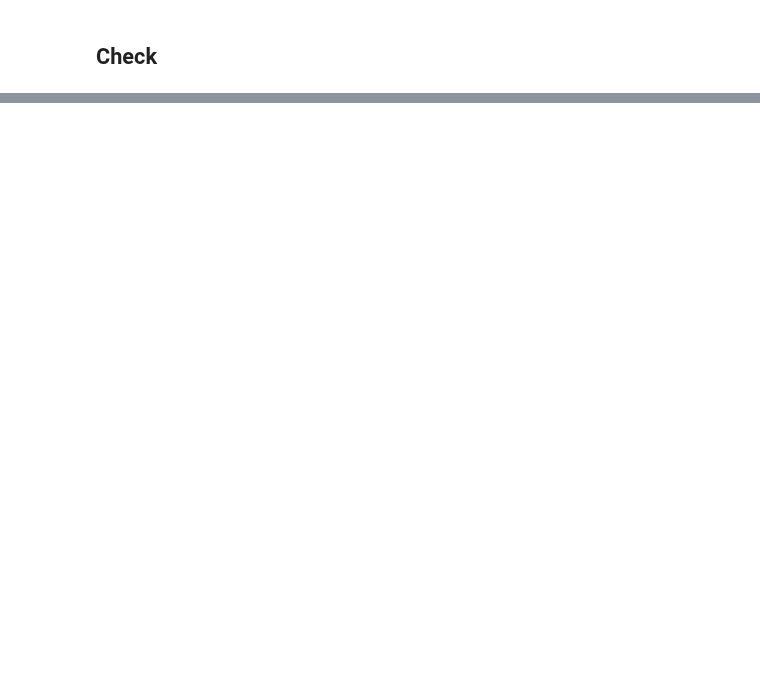
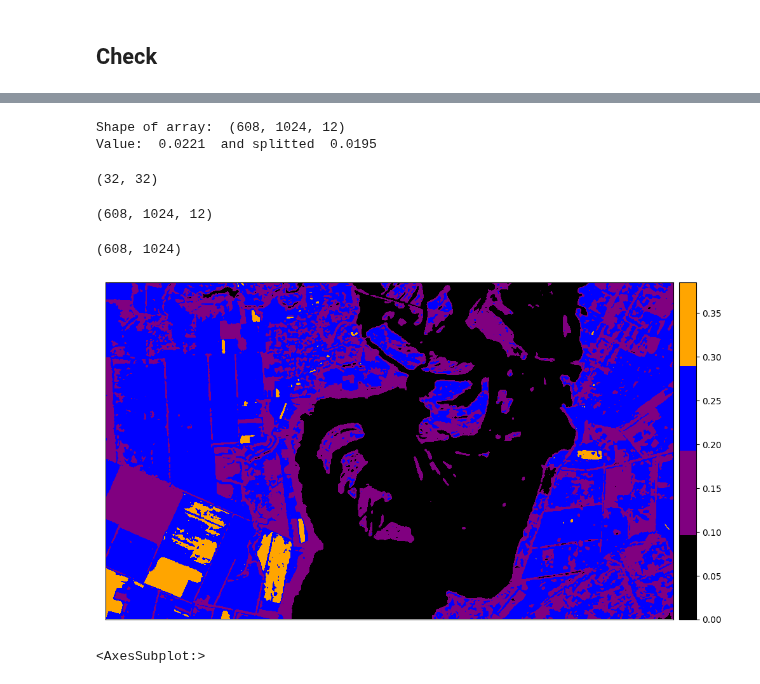
Before and after one commit to angpysha/Satellite_Imagery_Analysis, a Jupyter notebook: Classification/method3.ipynb, the cells around one changed output, grey strips where cells are left out. Cells and saved outputs as stored; diff of their text form; code cells hidden in the pictures; blank space fills up the shorter version.

Commit message:
reshape fixes

```diff
--- a/Classification/method3.ipynb
+++ b/Classification/method3.ipynb
@@ -491,8 +494,67 @@ res2 = x.shape[1]-x1_h
 xx = x[0:608,0:1024,:]
 # %%
 x_rr = xx.reshape(-1, 32,32,12)
+# %%
+def createImageCubes(img_array, blk_width,blk_height):
+    arrray = []
+    imageShape = img_array.shape
+    for w in range(0,imageShape[0],blk_width):
+        for h in range(0, imageShape[1], blk_height):
+            arrr = img_array[w:w+blk_width,h:h+blk_height,:]
+            arrray.append(np.asarray(arrr))
+    return np.asarray(arrray)
+# %%
+def imageFromCube(cubes, imageWidth, imageHeight):
+    arrrr = np.empty((imageWidth, imageHeight,12))
+    cubesShape = cubes.shape
+    items_per_row = int(imageWidth/cubesShape[1])
+    items_per_col = int(imageHeight/cubesShape[2])
+    for el in range(0,cubesShape[0]):
+        num_row = int(el/items_per_col)
+        num_col = int(el%items_per_col)
+        #print("Row: ", num_row, " column: ", num_col)
+        for i in range(0,cubesShape[1]):
+            for j in range(0, cubesShape[2]):
+                x = int(i+num_row*cubesShape[1])
+                y = int(j+num_col*cubesShape[2])
+                #print("X: ", x, " Y: ", y)
+                arrrr[x,y] = cubes[el,i,j,:]
+        #arrrr[num_row, num_col] = cubes[el,:, :, :]
+        #num_col = int(int(el*cubesShape[1]%imageWidth)/imageHeight)
+    return arrrr
 # %%
-x_r_new = x_np[7]
+x_r_new = x_np[4]
 x_r_new = x_r_new[:,0:608,0:1024]
 x_r_new2 = np.moveaxis(x_r_new, 0, -1)
-x_r_new2 = x_r_new.reshape(-1, 32,32,12)
+print("Shape of array: ", x_r_new2.shape)
+#x_r_new2 = x_r_new.reshape(-1, 32,32,12)
+x_r_new3 = createImageCubes(x_r_new2,32,32)
+x_r_new3.shape
+print("Value: ", x_r_new2[63,0,0], " and splitted ", x_r_new3[0,31,31,0])
+# %% [output]
+Shape of array:  (608, 1024, 12)
+Value:  0.0221  and splitted  0.0195
+# %%
+x_r_testt3 = x_r_new3[607,:,:,1]
+x_r_testt3.shape
+# ep.plot_bands(x_r_testt3,
+#               cmap=ListedColormap(['black', 'purple','blue', 'orange']))
+# print("Transformed value: ",x_r_new2[0,0,0,0],"and original", x_r_new[1,0,0] )
+# %% [output]
+(32, 32)
+# %%
+x_r_test4 = imageFromCube(x_r_new3, 608, 1024)
+x_r_test4.shape
+# %% [output]
+(608, 1024, 12)
+# %%
+x_r_ttest = x_r_new[1]
+x_r_ttest.shape
+# %% [output]
+(608, 1024)
+# %%
+ep.plot_bands(x_r_test4[:,:,1],
+              cmap=ListedColormap(['black', 'purple','blue', 'orange']))
+# %% [output]
+[figure, added]
+<AxesSubplot:>
```
Also changed, not shown: parts of 51 cells of this notebook, 1 other file.
